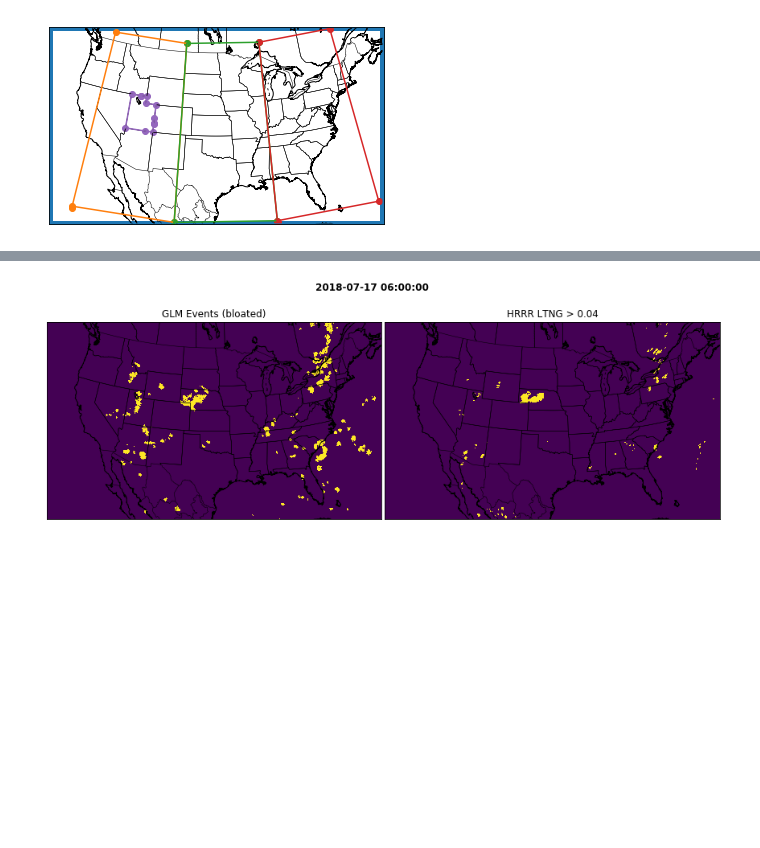
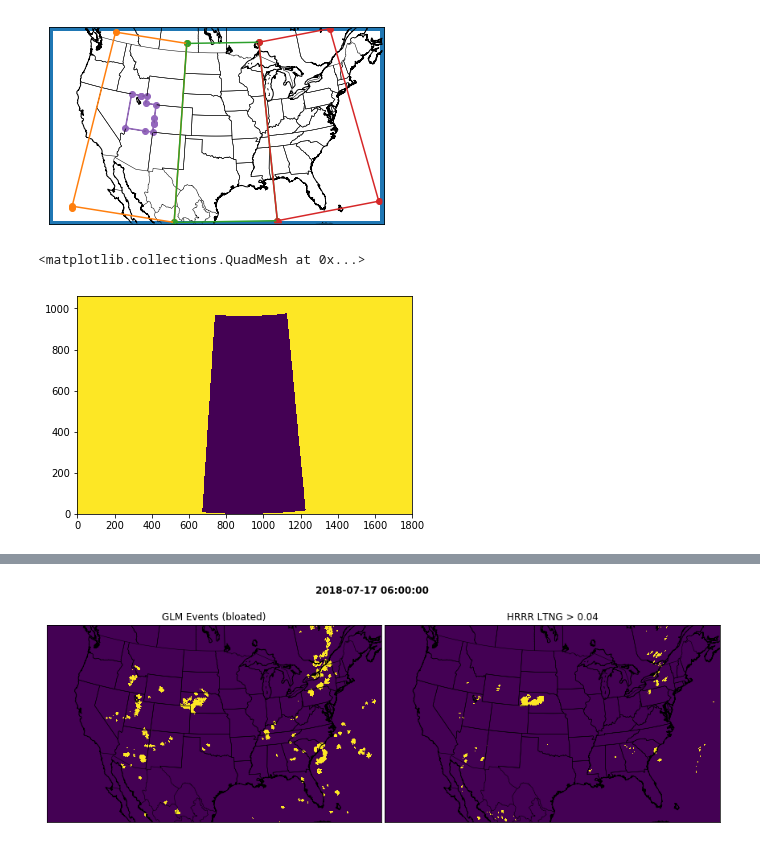
Before and after one commit to blaylockbk/pyBKB_v3, a Jupyter notebook: BB_HRRR/GLM_and_HRRR/GLM_events_HRRR.ipynb, the cells around one changed output, grey strips where cells are left out. Drawn from its saved outputs; the diff is of its cells as text; code cells hidden in the pictures; blank space fills up the shorter version.

```diff
--- a/BB_HRRR/GLM_and_HRRR/GLM_events_HRRR.ipynb
+++ b/BB_HRRR/GLM_and_HRRR/GLM_events_HRRR.ipynb
@@ -161,3 +206,8 @@ m.drawcountries()
 # %% [output]
 <matplotlib.collections.LineCollection at 0x...>
 [figure]
+# %%
+plt.pcolormesh(domains['Central']['mask'])
+# %% [output]
+<matplotlib.collections.QuadMesh at 0x...>
+[figure, added]
```
Also changed, not shown: parts of 12 cells of this notebook, 14 other files.
